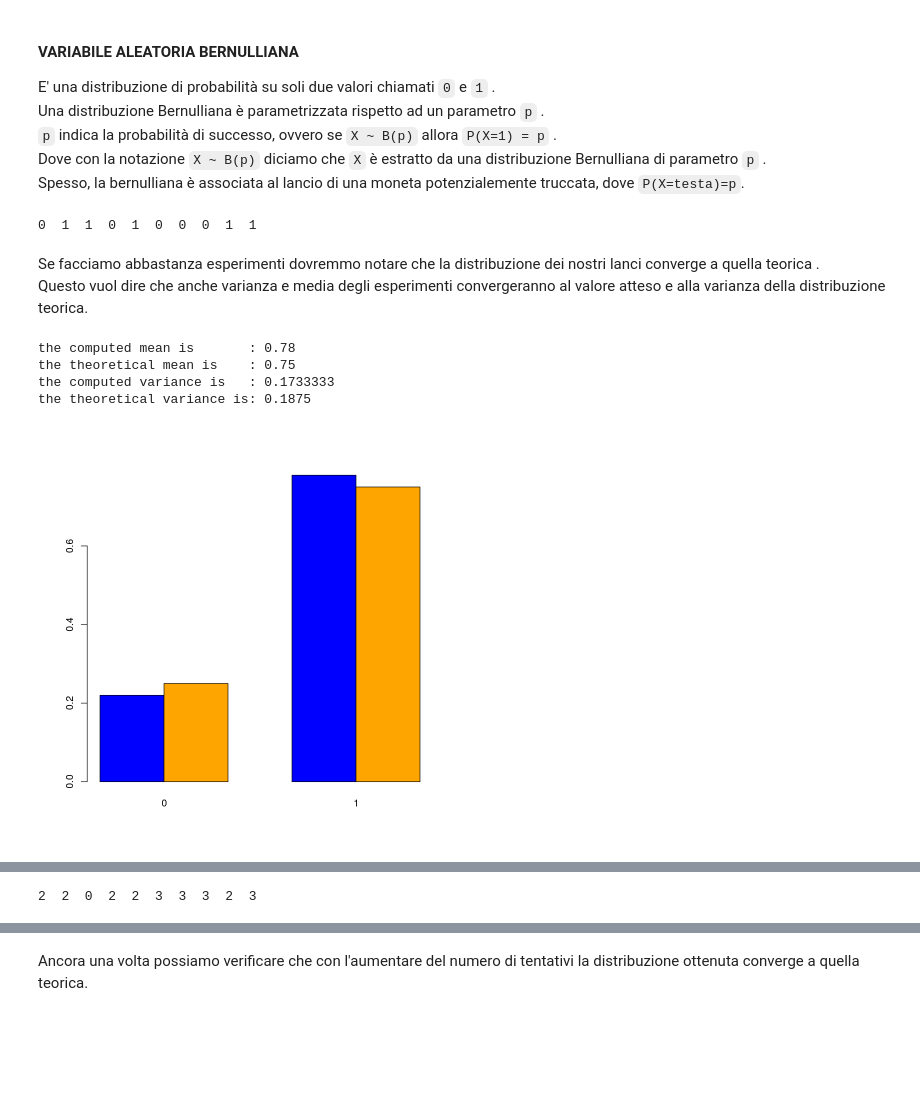
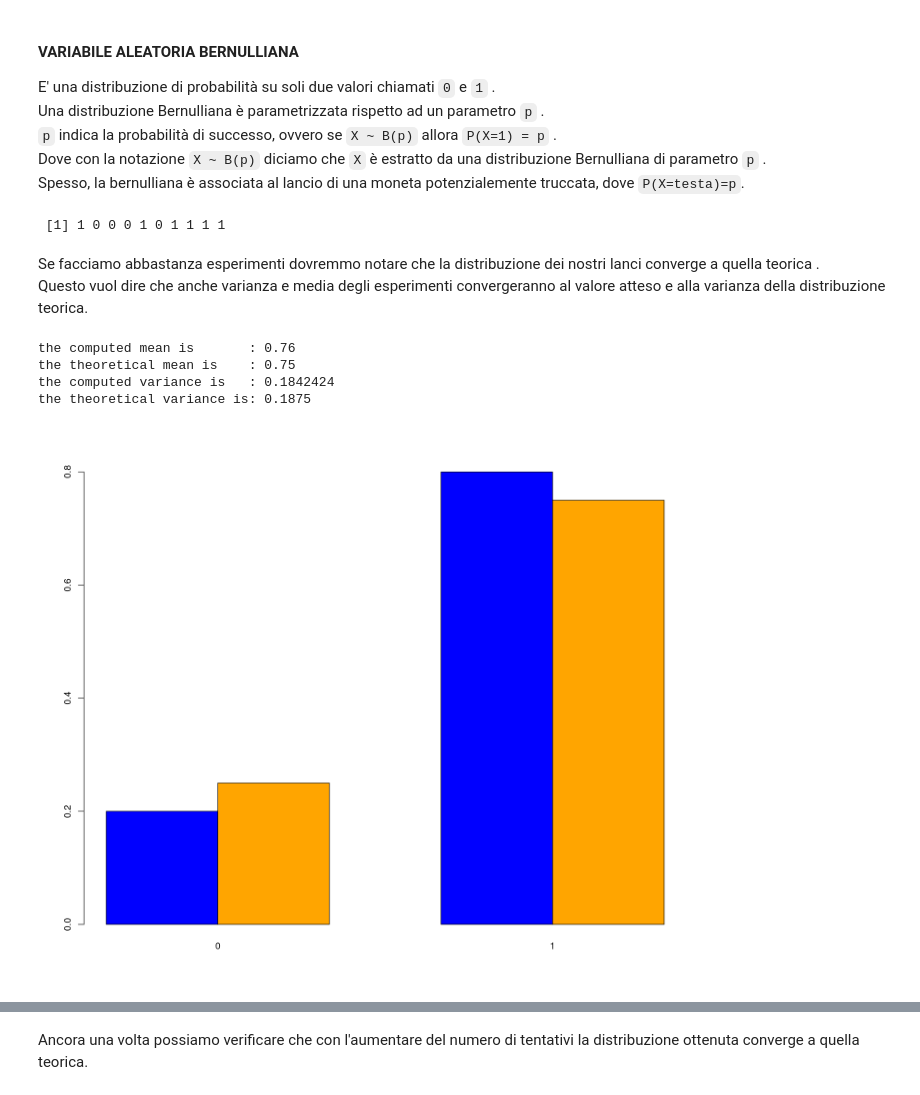
Before and after one commit to f14-bertolotti/SAD-unimi, a Jupyter notebook: simulations/binomial_distribution_R.ipynb, the cells around one changed output, grey strips where cells are left out. Drawn from its saved outputs; the diff is of its cells as text; code cells hidden in the pictures; blank space fills up the shorter version.

````diff
--- a/simulations/binomial_distribution_R.ipynb
+++ b/simulations/binomial_distribution_R.ipynb
@@ -5,25 +5,13 @@
 ```p``` indica la probabilità di successo, ovvero se ```X ~ B(p)``` allora ```P(X=1) = p```  .
 Dove con la notazione ```X ~ B(p)``` diciamo che ```X``` è estratto da una distribuzione Bernulliana di parametro ```p```  .
 Spesso, la bernulliana è associata al lancio di una moneta potenzialemente truccata, dove ```P(X=testa)=p```.
-# %%
-# questa funzione ci ritornerà delle variabili aleatorie        ###
-# estratte secondo la distribuzione di bernulli con parametro p ###
-get_bernulli_random_variable = function(p=0.5) {
-    random_variable = function() {
-        return(if(runif(1)<p) 1 else 0)
-    }
-    return(random_variable)
-}
-
-# costruiamo una variabile aleatoria corrispondente a una moneta "fair" ###
-f0 = get_bernulli_random_variable(0.5)
-
-# facciamo un po' di test ###
-for( i in 1:10) {
-    cat(f0(), end=" ")
-}
-# %% [output]
-0  1  1  0  1  0  0  0  1  1
+# %%
+p=0.5
+m=10
+# facciamo un m di test ###
+print(rbinom(m,1,p), end=" ")
+# %% [output]
+ [1] 1 0 0 0 1 0 1 1 1 1
 # %% [markdown]
 Se facciamo abbastanza esperimenti dovremmo notare che la distribuzione dei nostri lanci converge a quella teorica  .
 Questo vuol dire che anche varianza e media degli esperimenti convergeranno al valore atteso e alla varianza della distribuzione teorica.
@@ -35,25 +23,23 @@ p = 0.75
 theoretical_mean = p
 theoretical_variance = p*(1-p)
 
-f0 = get_bernulli_random_variable(p=0.75)
 # facciamo un po' di test ###
-tests = c()
-for (i in 1:10^2) {tests = c(tests, f0())}
+tests = rbinom(10^2,1,p)
 
 cat("the computed mean is       :",mean(tests),"\n")
 cat("the theoretical mean is    :",theoretical_mean,"\n")
 cat("the computed variance is   :",var(tests),"\n")
 cat("the theoretical variance is:",theoretical_variance,"\n")
 # %% [output]
-the computed mean is       : 0.78
+the computed mean is       : 0.76
 the theoretical mean is    : 0.75
-the computed variance is   : 0.1733333
+the computed variance is   : 0.1842424
 the theoretical variance is: 0.1875
 # %%
 ### plottiamo anche un istogramma ###
-barplot(rbind(prop.table(table(tests)),c(1-p,p)),beside=T,col=c("blue","orange"))
+barplot(rbind(prop.table(table(rbinom(10,1,p))),c(1-p,p)),beside=T,col=c("blue","orange"))
 # %% [output]
-[figure, old version]
+[figure, new version]
 # %% [markdown]
 ### VARIABILE ALEATORIA BINOMIALE
 E' la variabile aleatoria che descrive il numero di successi di un processo di Bernulli.
@@ -66,27 +52,3 @@ Diremo:
 <a href="https://www.codecogs.com/eqnedit.php?latex=X&space;\sim&space;\mathcal{B}(n,p))" target="_blank"><img src="https://latex.codecogs.com/gif.latex?X&space;\sim&space;\mathcal{B}(n,p))" title="X \sim \mathcal{B}(n,p))" /></a>
 
 Per denotare che X è estratta da una variabile aleatoria Binomiale caratterizzata da i parametri n e p.
-# %%
-# la distribuzione binomiale B(n,p) somma n variabili aleatorie indipendenti ###
-get_binomial_random_variable = function(n=5,p=0.5) {
-    # costruiamo n bernulliane di parametro p
-    rvs = c()
-    for (i in 1:n) {rvs = c(rvs,get_bernulli_random_variable(p))}
-    random_variable = function() {
-        sum = 0
-        for (i in 1:n) {
-            sum = sum + rvs[[i]]()
-        }
-        return(sum)
-    }
-    return(random_variable)
-}
-
-f0 = get_binomial_random_variable(n=5,p=0.5)
-
-# facciamo un po' di test ###
-for (i in 1:10) {
-    cat(f0(), " ")
-}
-# %% [output]
-2  2  0  2  2  3  3  3  2  3
````
Also changed, not shown: parts of 7 cells of this notebook.
